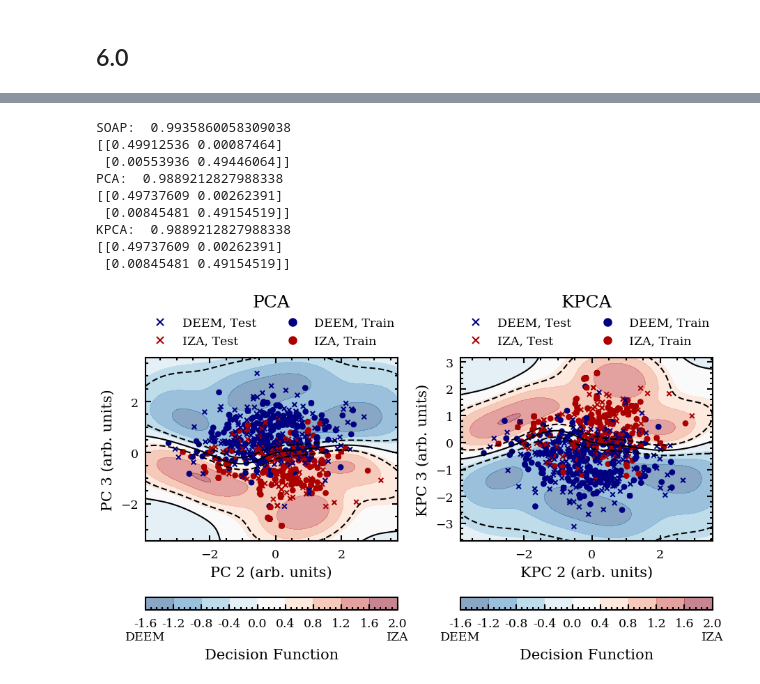
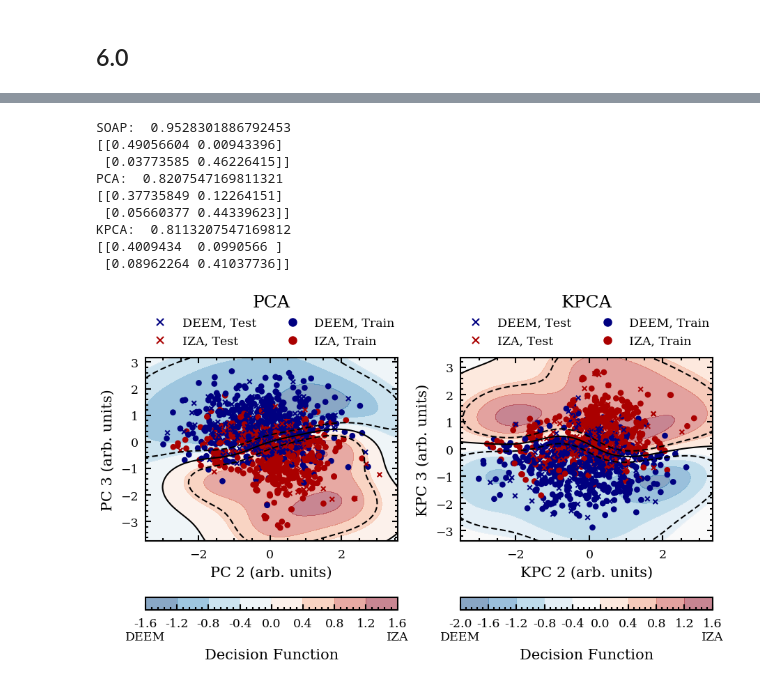
Before and after one commit to bhelfrecht/zeolites_iza-deem, a Jupyter notebook: Scripts/DEEM-IZA.ipynb, the cells around one changed output, grey strips where cells are left out. Cells and saved outputs as stored; diff of their text form; code cells hidden in the pictures.

```diff
--- a/Scripts/DEEM-IZA.ipynb
+++ b/Scripts/DEEM-IZA.ipynb
@@ -187,7 +264,9 @@ plt.show()
 # %%
 # Load PCA data for IZA and DEEM (6.0 A SOAP cutoff)
-pcaDEEM = np.load('../Processed_Data/DEEM_1k/PCA/6.0/kpca-0.npy')
-pcaIZA = np.load('../Processed_Data/IZAonDEEM_1k/PCA/6.0/kpca_proj.npy')
+udxs_DEEM_KPCA_6 = fps_unique('../Processed_Data/DEEM_1k/PCA/6.0/FPS-uKPCA.idxs')
+udxs_IZA_KPCA_6 = fps_unique('../Processed_Data/IZAonDEEM_1k/PCA/6.0/FPS-uKPCA.idxs')
+pcaDEEM = np.load('../Processed_Data/DEEM_1k/PCA/6.0/kpca-0.npy')[udxs_DEEM_KPCA_6, :]
+pcaIZA = np.load('../Processed_Data/IZAonDEEM_1k/PCA/6.0/kpca_proj.npy')[udxs_IZA_KPCA_6, :]
 
 ### 2D PCA ###
 figPCA = plt.figure(figsize=(3.5, 3.5))
@@ -586,49 +862,52 @@ colors_E_test = np.concatenate((IZA_E_6[IZA_test], DEEM_E_6[DEEM_test]))[shuffle
 
 # SOAP
 svc_SOAP = SVC(C=1.0, kernel='rbf', gamma='auto', decision_function_shape='ovr')
-svc_SOAP.fit(SOAP_train, train_labels)
-SOAP_score = svc_SOAP.score(SOAP_test, test_labels)
+svc_SOAP.fit(SOAP_train, train_labels_SOAP)
+SOAP_score = svc_SOAP.score(SOAP_test, test_labels_SOAP)
 SOAP_labels = svc_SOAP.predict(SOAP_test)
-n_samples, m_SOAP = tabulate(SOAP_labels, test_labels)
+n_samples, m_SOAP = tabulate(SOAP_labels, test_labels_SOAP)
 print "SOAP: ", SOAP_score
 print m_SOAP
 
 # PCA
-n_PCA = 50
+n_PCA = 3
 svc_PCA = SVC(C=1.0, kernel='rbf', gamma='auto', decision_function_shape='ovr')
-svc_PCA.fit(PCA_train[:, 1:n_PCA], train_labels)
-PCA_score = svc_PCA.score(PCA_test[:, 1:n_PCA], test_labels)
+svc_PCA.fit(PCA_train[:, 1:n_PCA], train_labels_PCA)
+PCA_score = svc_PCA.score(PCA_test[:, 1:n_PCA], test_labels_PCA)
 PCA_labels = svc_PCA.predict(PCA_test[:, 1:n_PCA])
-n_samples, m_PCA = tabulate(PCA_labels, test_labels)
+n_samples, m_PCA = tabulate(PCA_labels, test_labels_PCA)
 print "PCA: ", PCA_score
 print m_PCA
 
 # KPCA
-n_KPCA = 50
+n_KPCA = 3
 svc_KPCA = SVC(C=1.0, kernel='rbf', gamma='auto', decision_function_shape='ovr')
-svc_KPCA.fit(KPCA_train[:, 1:n_KPCA], train_labels)
-KPCA_score = svc_KPCA.score(KPCA_test[:, 1:n_KPCA], test_labels)
+svc_KPCA.fit(KPCA_train[:, 1:n_KPCA], train_labels_KPCA)
+KPCA_score = svc_KPCA.score(KPCA_test[:, 1:n_KPCA], test_labels_KPCA)
 KPCA_labels = svc_KPCA.predict(KPCA_test[:, 1:n_KPCA])
-n_samples, m_KPCA = tabulate(KPCA_labels, test_labels)
+n_samples, m_KPCA = tabulate(KPCA_labels, test_labels_KPCA)
 print "KPCA: ", KPCA_score
 print m_KPCA
 # %% [output]
-SOAP:  0.9935860058309038
-[[0.49912536 0.00087464]
- [0.00553936 0.49446064]]
-PCA:  0.9889212827988338
-[[0.49737609 0.00262391]
- [0.00845481 0.49154519]]
-KPCA:  0.9889212827988338
-[[0.49737609 0.00262391]
- [0.00845481 0.49154519]]
+SOAP:  0.9528301886792453
+[[0.49056604 0.00943396]
+ [0.03773585 0.46226415]]
+PCA:  0.8207547169811321
+[[0.37735849 0.12264151]
+ [0.05660377 0.44339623]]
+KPCA:  0.8113207547169812
+[[0.4009434  0.0990566 ]
+ [0.08962264 0.41037736]]
 # %%
 fig = plt.figure(figsize=(7.0, 3.5))
 axs_PCA = fig.add_subplot(1, 2, 1)
 axs_KPCA = fig.add_subplot(1, 2, 2)
 
-colors_train = [colorList[1] if x == 'IZA' else colorList[2] for x in train_labels]
-colors_test = [colorList[1] if x == 'IZA' else colorList[2] for x in test_labels]
+colors_train_PCA = [colorList[1] if x == 'IZA' else colorList[2] for x in train_labels_PCA]
+colors_test_PCA = [colorList[1] if x == 'IZA' else colorList[2] for x in test_labels_PCA]
+
+colors_train_KPCA = [colorList[1] if x == 'IZA' else colorList[2] for x in train_labels_KPCA]
+colors_test_KPCA = [colorList[1] if x == 'IZA' else colorList[2] for x in test_labels_KPCA]
 
 PCA_min_x = np.amin(np.concatenate((PCA_train, PCA_test))[:, 0+1])
 PCA_min_y = np.amin(np.concatenate((PCA_train, PCA_test))[:, 1+1])
@@ -654,13 +933,13 @@ df_KPCA = np.reshape(df_KPCA, KPCA_xx.shape)
 
 contour_PCA = axs_PCA.contourf(PCA_xx, PCA_yy, df_PCA, cmap='RdBu_r', alpha=0.5)
 axs_PCA.contour(PCA_xx, PCA_yy, df_PCA, colors='k', levels=(-0.5, 0.0, 0.5), linestyles=('--', '-', '--'))
-axs_PCA.scatter(PCA_train[::10, 0+1], PCA_train[::10, 1+1], marker='o', c=colors_train[::10], s=10)
-axs_PCA.scatter(PCA_test[::10, 0+1], PCA_test[::10, 1+1], marker='x', c=colors_test[::10], s=10)
+axs_PCA.scatter(PCA_train[:, 0+1], PCA_train[:, 1+1], marker='o', c=colors_train_PCA[:], s=10)
+axs_PCA.scatter(PCA_test[:, 0+1], PCA_test[:, 1+1], marker='x', c=colors_test_PCA[:], s=10)
 
 contour_KPCA = axs_KPCA.contourf(KPCA_xx, KPCA_yy, df_KPCA, cmap='RdBu_r', alpha=0.5)
 axs_KPCA.contour(KPCA_xx, KPCA_yy, df_KPCA, colors='k', levels=(-0.5, 0.0, 0.5), linestyles=('--', '-', '--'))
-axs_KPCA.scatter(KPCA_train[::10, 0+1], KPCA_train[::10, 1+1], marker='o', c=colors_train[::10], s=10)
-axs_KPCA.scatter(KPCA_test[::10, 0+1], KPCA_test[::10, 1+1], marker='x', c=colors_test[::10], s=10)
+axs_KPCA.scatter(KPCA_train[:, 0+1], KPCA_train[:, 1+1], marker='o', c=colors_train_KPCA[:], s=10)
+axs_KPCA.scatter(KPCA_test[:, 0+1], KPCA_test[:, 1+1], marker='x', c=colors_test_KPCA[:], s=10)
 
 axs_PCA.set_xlabel('PC 2 (arb. units)')
 axs_PCA.set_ylabel('PC 3 (arb. units)')
@@ -679,31 +958,31 @@ ored = mpllines.Line2D([], [], color=colorList[1], marker='o',
 
 axs_PCA.legend(handles=(xblue, xred, oblue, ored), loc='lower center',
                bbox_to_anchor=(0.5, 1.0), ncol=2)
 axs_KPCA.legend(handles=(xblue, xred, oblue, ored), loc='lower center',
                bbox_to_anchor=(0.5, 1.0), ncol=2)
 
 axs_PCA.set_title('PCA', pad=35)
 axs_KPCA.set_title('KPCA', pad=35)
 
 cb_PCA = fig.colorbar(contour_PCA, ax=axs_PCA, orientation='horizontal',
                       pad=0.2, label='Decision Function')
 cb_KPCA = fig.colorbar(contour_KPCA, ax=axs_KPCA, orientation='horizontal',
                       pad=0.2, label='Decision Function')
 
 cb_PCA_ticks = ['%.1f' % i for i in cb_PCA.get_ticks()]
 cb_PCA_ticks[0] = cb_PCA_ticks[0] + '\nDEEM'
 cb_PCA_ticks[-1] = cb_PCA_ticks[-1] + '\nIZA'
 cb_PCA.set_ticklabels(cb_PCA_ticks)
 
 cb_KPCA_ticks = ['%.1f' % i for i in cb_KPCA.get_ticks()]
 cb_KPCA_ticks[0] = cb_KPCA_ticks[0] + '\nDEEM'
 cb_KPCA_ticks[-1] = cb_KPCA_ticks[-1] + '\nIZA'
 cb_KPCA.set_ticklabels(cb_KPCA_ticks)
 
 fig.subplots_adjust(wspace=0.25)
 
 fig.savefig('../Results/DEEM_1k/svm_IZAonDEEM_6.0.png', bbox_inches='tight')
 
 plt.show()
 # %% [output]
-[figure, old version]
+[figure, new version]
```
Also changed, not shown: parts of 30 cells of this notebook, 16 other files.
